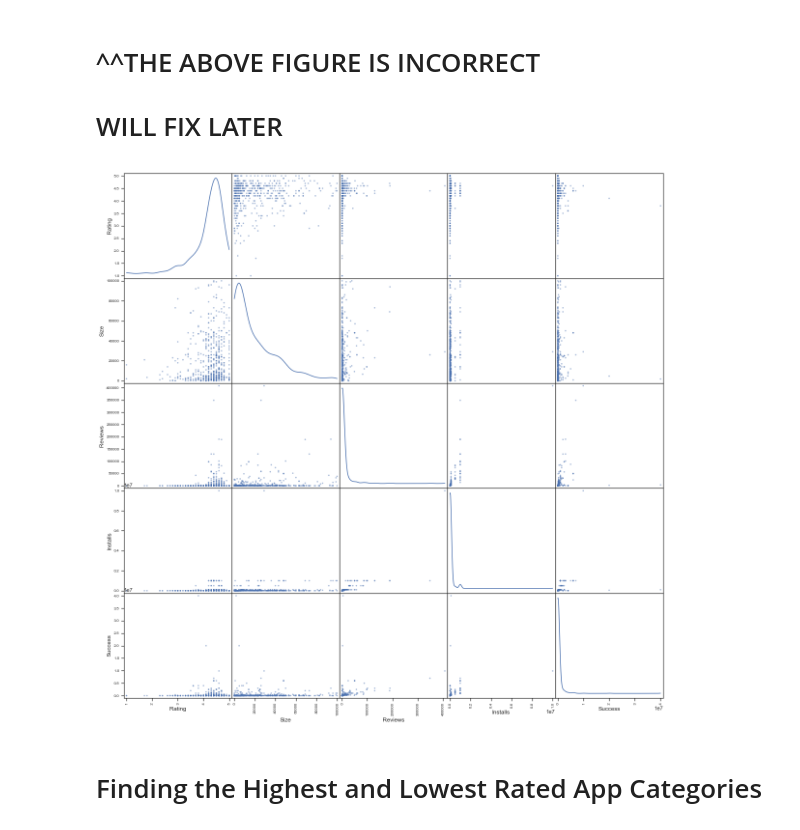
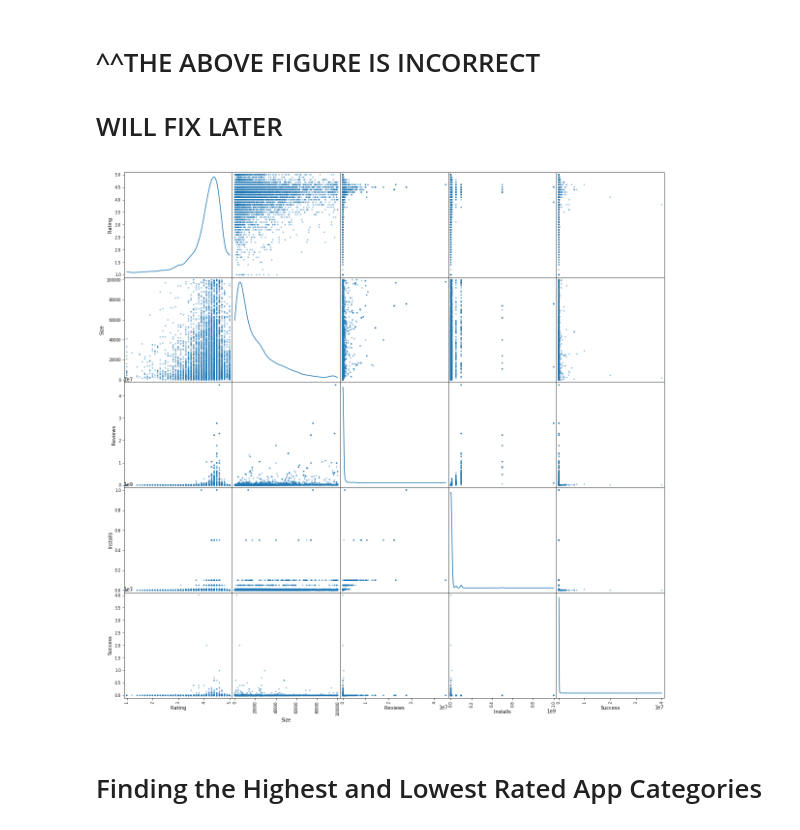
Before and after one commit to SeverineSoltani/COGS108_Project, a Jupyter notebook: COGS 108 Project.ipynb, the cells around one changed output. Saved outputs shown, nothing was run; the diff lists cells and outputs as text; code cells hidden in the pictures.

```diff
--- a/COGS 108 Project.ipynb
+++ b/COGS 108 Project.ipynb
@@ -101,19 +101,19 @@ plt.show()
 # %%
 
 ## Create 'Success' feature in original dataframe ##
 ## Success = #Installs*Price ##
 data['Success'] = data['Installs'] * data['Price']
 
 ## Slice dataframe to include only paid apps ##
-data = data[data["Price"] > 0]
+#data = data[data["Price"] > 0]
 
 ## Make scatter matrix to view correlation in data ##
 data_for_scattermx = data[['Rating','Size', "Reviews", "Installs", "Success"]]
 pd.plotting.scatter_matrix(data_for_scattermx,figsize=(20, 20), diagonal='kde')
 plt.show()
 #sns.pairplot(data_for_scattermx, diag_kind="kde")
 # %% [output]
-[figure, old version]
+[figure, new version]
 # %% [markdown]
 # Finding the Highest and Lowest Rated App Categories
 # %%
```
Also changed, not shown: parts of 7 cells of this notebook.
